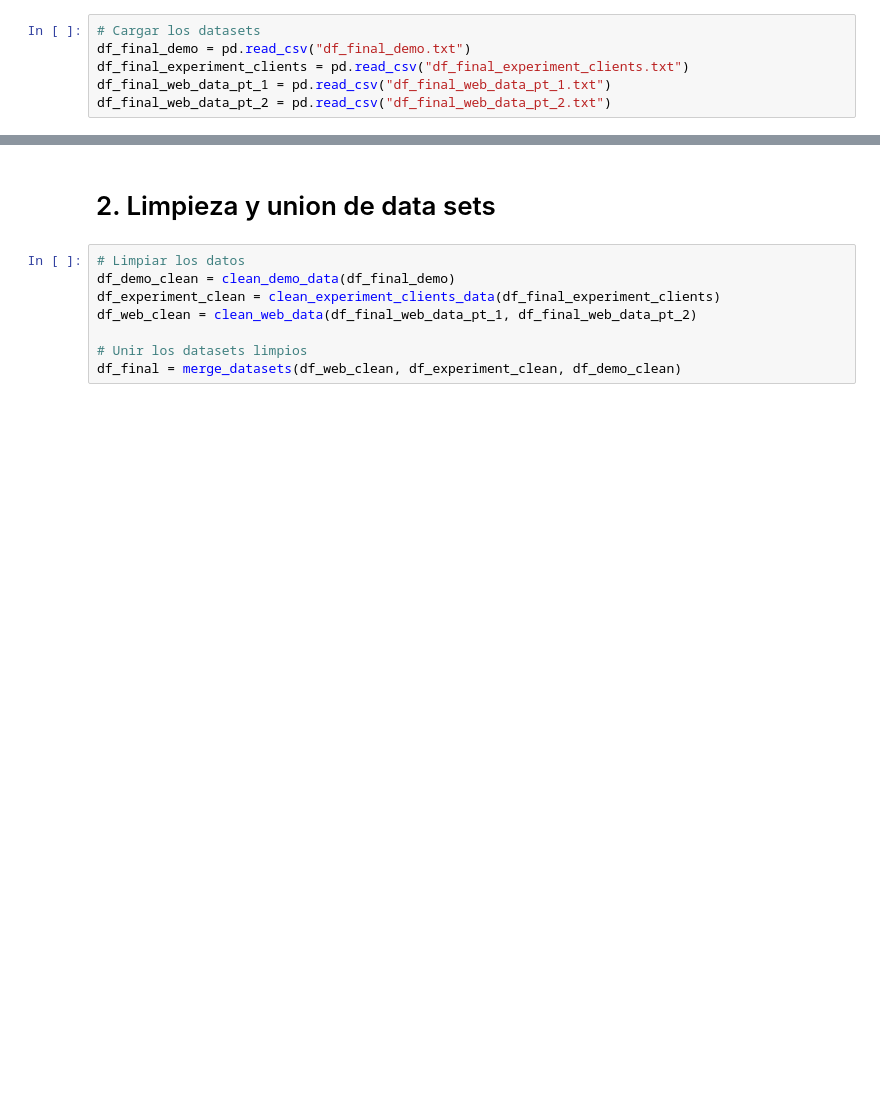
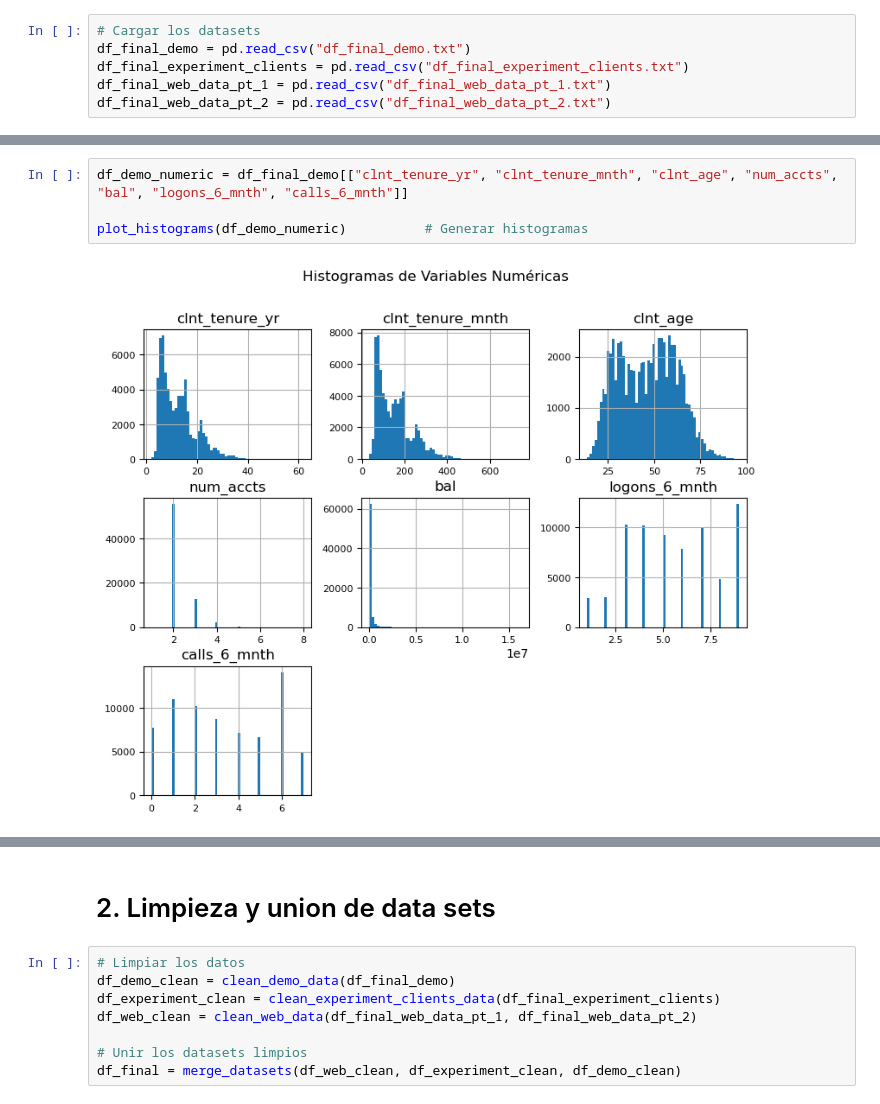
Before and after one commit to Osanchezr/Vanguard-AB-test, a Jupyter notebook: main.ipynb, the cells around one changed output, grey strips where cells are left out. Cells and saved outputs as stored; diff of their text form; blank space fills up the shorter version.

```diff
--- a/main.ipynb
+++ b/main.ipynb
@@ -13,0 +35,6 @@ df_final_web_data_pt_2 = pd.read_csv("df_final_web_data_pt_2.txt")
+# %%
+df_demo_numeric = df_final_demo[["clnt_tenure_yr", "clnt_tenure_mnth", "clnt_age", "num_accts", "bal", "logons_6_mnth", "calls_6_mnth"]]
+
+plot_histograms(df_demo_numeric)          # Generar histogramas
+# %% [output]
+[figure, added]
```
Also changed, not shown: parts of 7 cells of this notebook, 2 other files.
